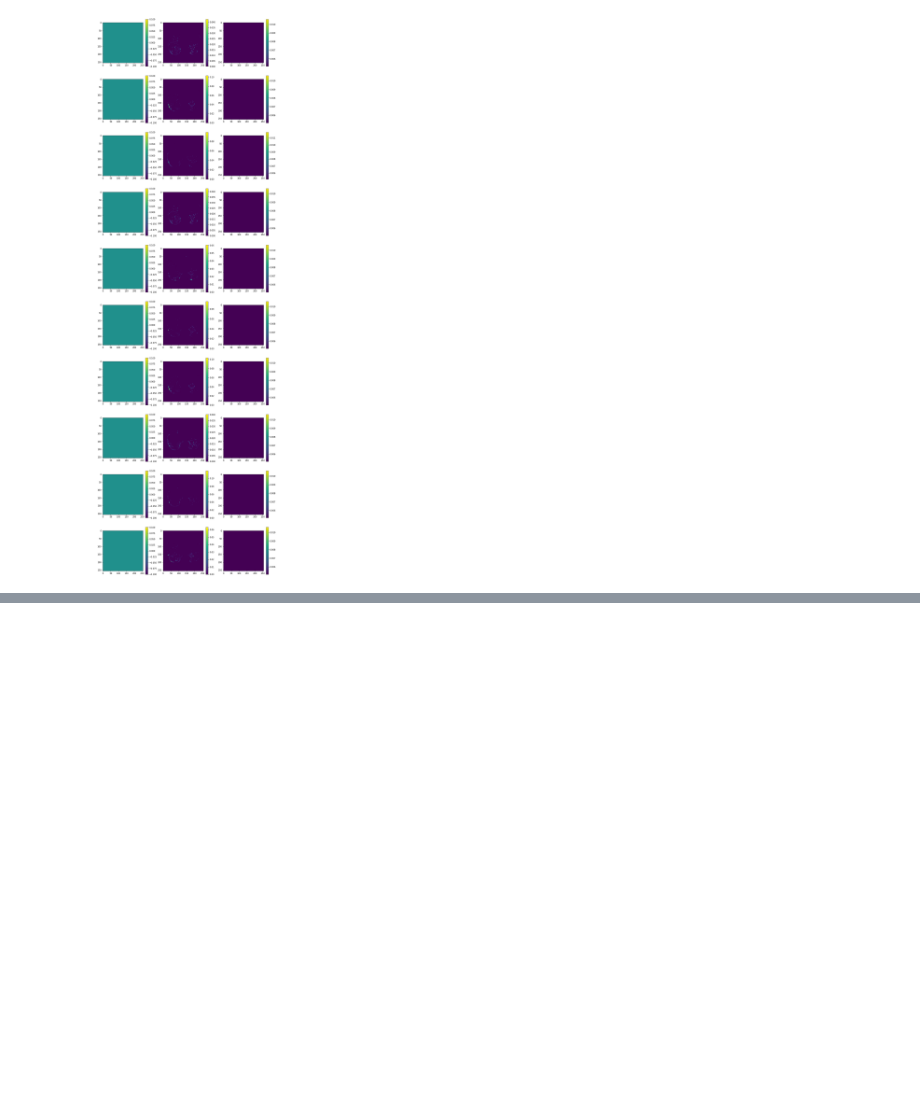
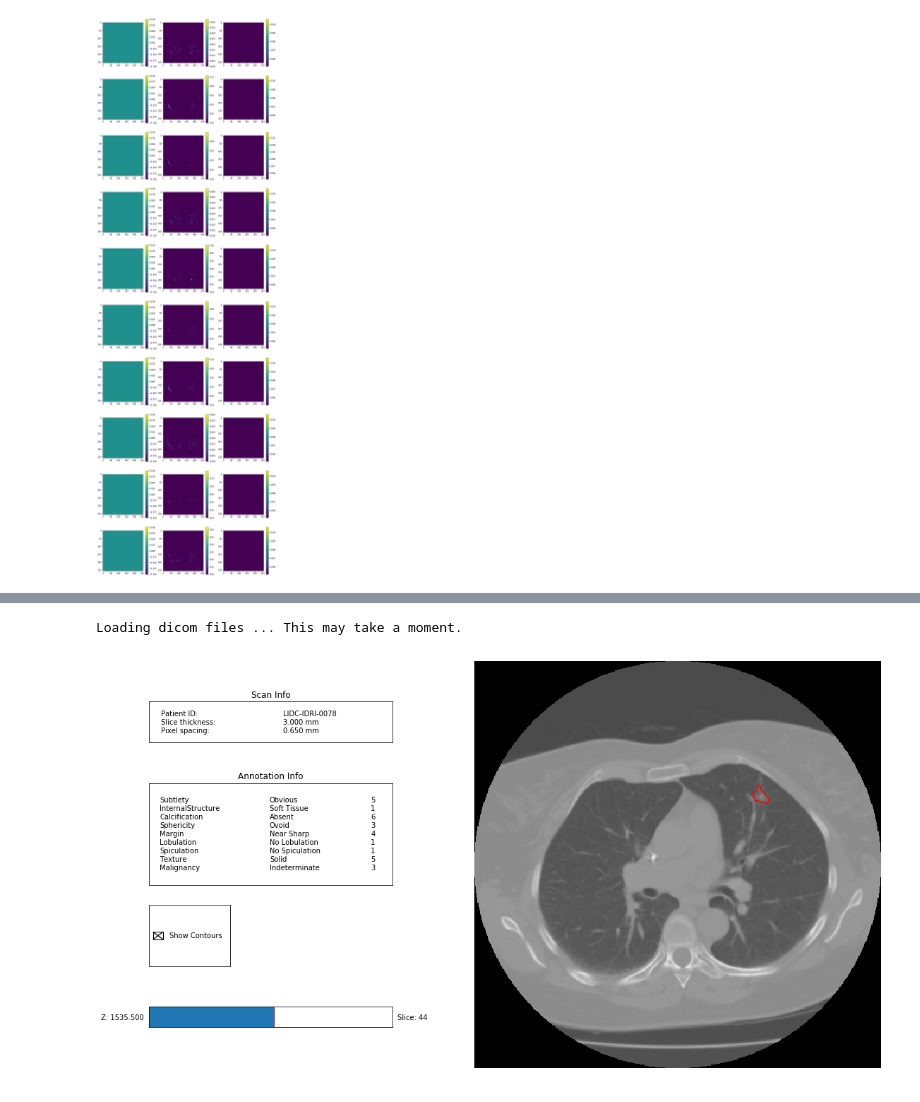
Before and after one commit to luranhe/cs109b-projectofchampions, a Jupyter notebook: amanda-visualizations.ipynb, the cells around one changed output, grey strips where cells are left out. Saved outputs shown, nothing was run; the diff lists cells and outputs as text; code cells hidden in the pictures; blank space fills up the shorter version.

```diff
--- a/amanda-visualizations.ipynb
+++ b/amanda-visualizations.ipynb
@@ -70,0 +101,7 @@ y.shape
+# %%
+#ann = pl.query(pl.Annotation).first()
+#ann = scans[23].annotations[5]
+ann1.visualize_in_scan()
+# %% [output]
+Loading dicom files ... This may take a moment.
+[figure, added]
```
Also changed, not shown: parts of 7 cells of this notebook.
